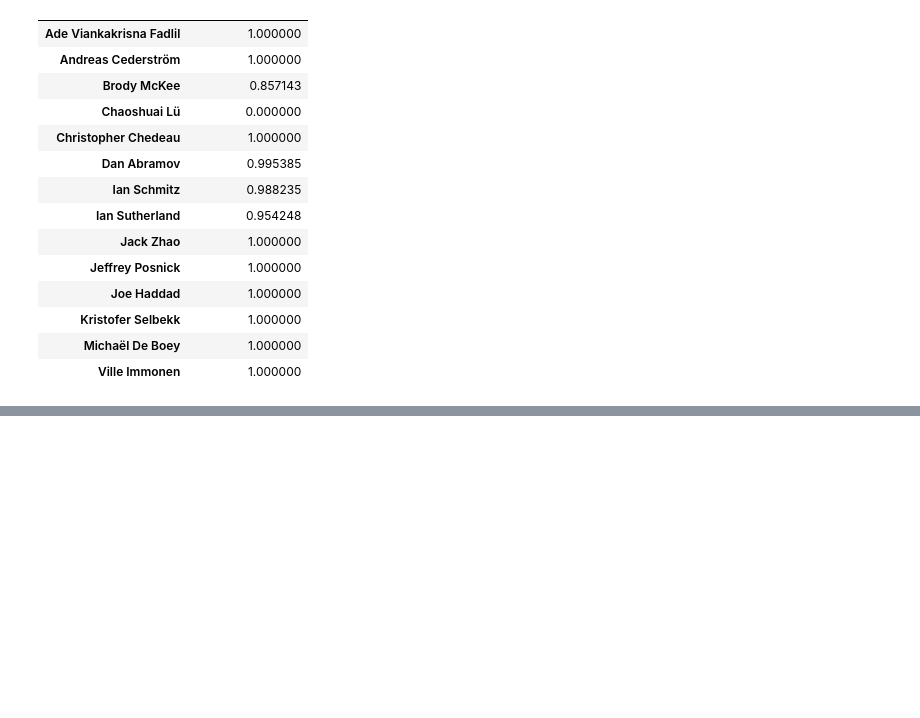
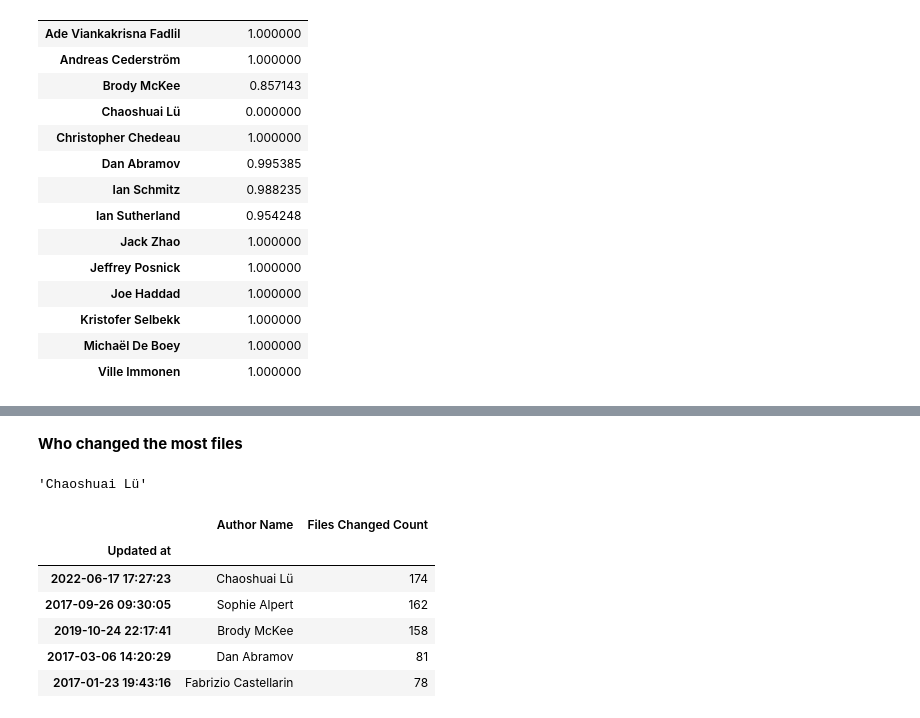
Before and after one commit to VinhPhamAI/Data-Analyst, a Jupyter notebook: Data_Analyst.ipynb, the cells around one changed output, grey strips where cells are left out. Saved outputs shown, nothing was run; the diff lists cells and outputs as text; code cells hidden in the pictures; blank space fills up the shorter version.

```diff
--- a/Data_Analyst.ipynb
+++ b/Data_Analyst.ipynb
@@ -347,0 +394,18 @@ KeyError: ignored
+# %% [markdown]
+**Who changed the most files**
+# %%
+author_max_files_changed = df.loc[df['Files Changed Count'].idxmax(), 'Author Name']
+author_max_files_changed
+# %% [output]
+'Chaoshuai Lü'
+# %%
+top_5_authors = df.nlargest(5, 'Files Changed Count')[['Author Name', 'Files Changed Count']]
+top_5_authors
+# %% [output]
+|  | Author Name | Files Changed Count |
+| Updated at |  |  |
+| 2022-06-17 17:27:23 | Chaoshuai Lü | 174 |
+| 2017-09-26 09:30:05 | Sophie Alpert | 162 |
+| 2019-10-24 22:17:41 | Brody McKee | 158 |
+| 2017-03-06 14:20:29 | Dan Abramov | 81 |
+| 2017-01-23 19:43:16 | Fabrizio Castellarin | 78 |
```
Also changed, not shown: parts of 4 cells of this notebook.
